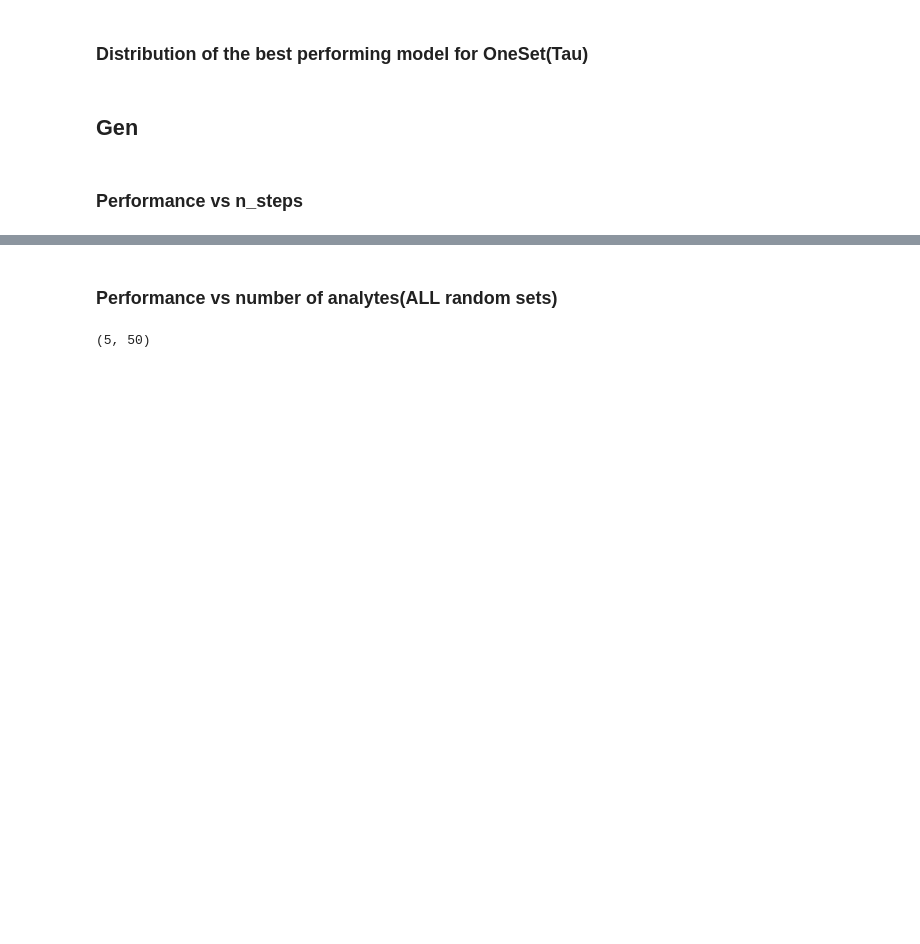
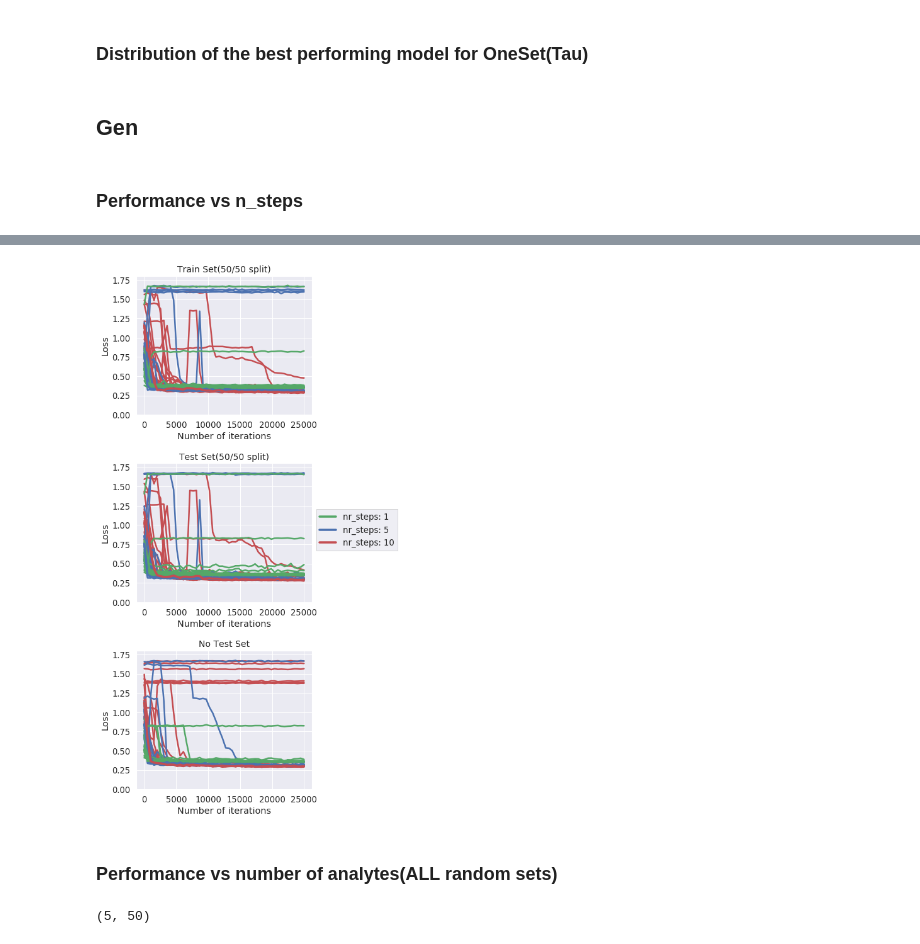
Before and after one commit to StefanBogdan/RL_liquid_chromatography, a Jupyter notebook: code/Results.ipynb, the cells around one changed output, grey strips where cells are left out. Drawn from its saved outputs; the diff is of its cells as text; code cells hidden in the pictures; blank space fills up the shorter version.

```diff
--- a/code/Results.ipynb
+++ b/code/Results.ipynb
@@ -356,25 +388,30 @@ plt.savefig(f"../results/graphs/GenSet_vs_nr_steps/GenSet_vs_nr_steps_mean_20_ru
 # %%
 
-plt.rcParams.update({'font.size': 13, 'figure.figsize' : (12, 10)})
+plt.rcParams.update({'font.size': 13, 'figure.figsize' : (5, 15)})
 locs =[(0,0), (0,2), (1,1)]
 D = [data_50_50, data_50_50_t, data_100]
 titles = ["Train Set(50/50 split)", "Test Set(50/50 split)", "No Test Set"]
 for i in range(3):
-    ax = plt.subplot2grid(shape=(2,4), loc=locs[i], colspan=2)
-    plt.plot(np.linspace(0, 25000, 50),D[i][9].T, color="r")
-    plt.plot(np.linspace(0, 25000, 50),D[i][4].T, color="b")
-    plt.plot(np.linspace(0, 25000, 50),D[i][0].T, color="g")
-    plt.plot(np.linspace(0, 25000, 50),D[i][0,0], color="g", label="nr_steps: 1")
-    plt.plot(np.linspace(0, 25000, 50),D[i][4,0], color="b", label="nr_steps: 5")
-    plt.plot(np.linspace(0, 25000, 50),D[i][9,0], color="r", label="nr_steps: 10")
+    #ax = plt.subplot2grid(shape=(2,4), loc=locs[i], colspan=2)
+    plt.subplot(3,1, i+1)
+    plt.plot(np.linspace(0, 25000, 50),D[i][9].T, color="r", linewidth=2.5)
+    plt.plot(np.linspace(0, 25000, 50),D[i][4].T, color="b", linewidth=2.5)
+    plt.plot(np.linspace(0, 25000, 50),D[i][0].T, color="g", linewidth=2.5)
+    plt.plot(np.linspace(0, 25000, 50),D[i][0,0], color="g", label="nr_steps: 1", linewidth=3.5)
+    plt.plot(np.linspace(0, 25000, 50),D[i][4,0], color="b", label="nr_steps: 5", linewidth=3.5)
+    plt.plot(np.linspace(0, 25000, 50),D[i][9,0], color="r", label="nr_steps: 10", linewidth=3.5)
     plt.xlabel("Number of iterations")
     plt.ylabel("Loss")
     plt.ylim((0, 1.8))
     plt.title(titles[i], fontsize=14)
-plt.legend(loc='upper left', bbox_to_anchor=(1, .7),
+    if i == 1:
+        plt.legend(loc='upper left', bbox_to_anchor=(1, .7),
                   ncol=1, fancybox=False, shadow=False)
+
 plt.subplots_adjust(hspace=0.35, wspace=0.6)
-plt.savefig(f"../results/graphs/GenSet_vs_nr_steps/GenSet_vs_1_5_10_nr_steps_20_runs.eps", bbox_inches='tight', format='eps')
+#plt.savefig(f"../results/graphs/GenSet_vs_nr_steps/GenSet_vs_1_5_10_nr_steps_20_runs.eps", bbox_inches='tight', format='eps')
+# %% [output]
+[figure, added]
 # %% [markdown]
 ### Performance vs number of analytes(ALL random sets)
 # %%
```
Also changed, not shown: parts of 38 cells of this notebook, 4 other files.
